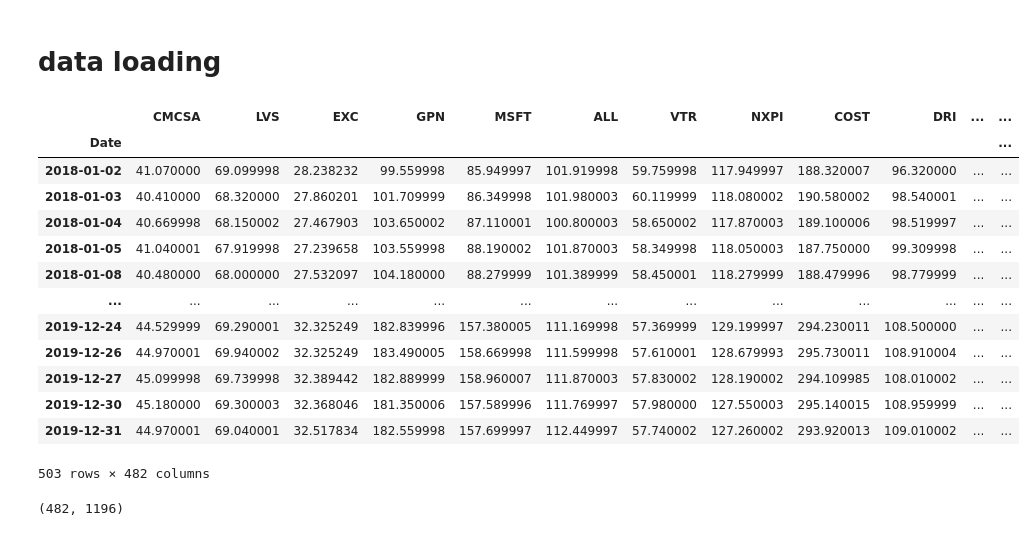
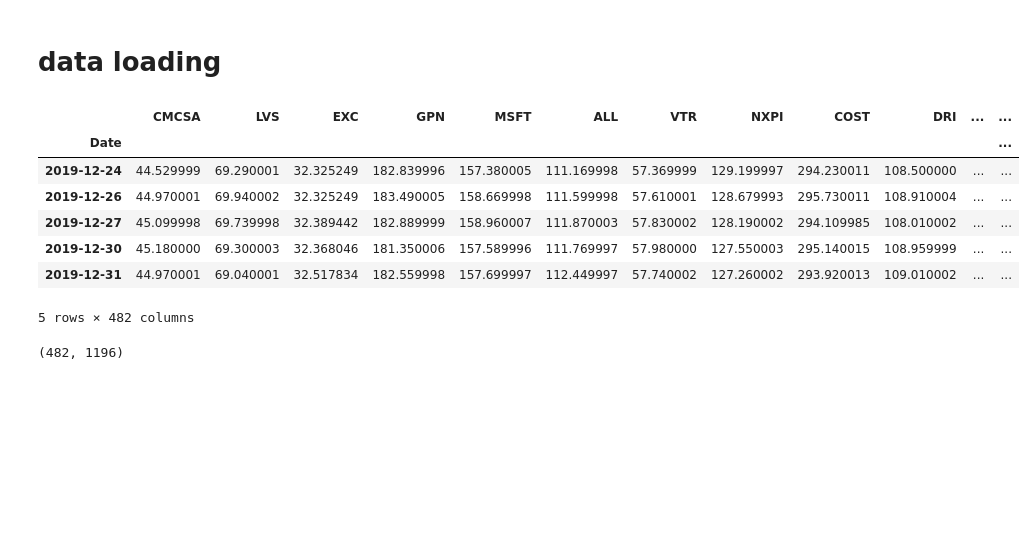
Before and after one commit to petrsokerin/Stock_clustering_3, a Jupyter notebook: Minimum pipeline.ipynb, the cells around one changed output. Cells and saved outputs as stored; diff of their text form; code cells hidden in the pictures; blank space fills up the shorter version.

```diff
--- a/Minimum pipeline.ipynb
+++ b/Minimum pipeline.ipynb
@@ -82,31 +49,24 @@ config
 # %%
 df_original = pd.read_csv(config['ticker_data_close'], index_col=0)
 
 df_na = df_original.isna().sum()
 thresh = 0.05 * len(df_original)
 stocks_to_drop = df_na[df_na > thresh].index.tolist()
 df_original = df_original.drop(stocks_to_drop, axis=1)
 df_original = df_original.dropna(axis=0)
 
-
 df_original.index = pd.to_datetime(df_original.index)
 df_original_train = df_original[(df_original.index < datetime(2020, 1, 1)) ]
-df_original_train
+df_original_train.tail()
 # %% [output]
 |  | CMCSA | LVS | EXC | GPN | MSFT | ALL | VTR | NXPI | COST | DRI | ... | ... |
 | Date |  |  |  |  |  |  |  |  |  |  |  | ... |
-| 2018-01-02 | 41.070000 | 69.099998 | 28.238232 | 99.559998 | 85.949997 | 101.919998 | 59.759998 | 117.949997 | 188.320007 | 96.320000 | ... | ... |
-| 2018-01-03 | 40.410000 | 68.320000 | 27.860201 | 101.709999 | 86.349998 | 101.980003 | 60.119999 | 118.080002 | 190.580002 | 98.540001 | ... | ... |
-| 2018-01-04 | 40.669998 | 68.150002 | 27.467903 | 103.650002 | 87.110001 | 100.800003 | 58.650002 | 117.870003 | 189.100006 | 98.519997 | ... | ... |
-| 2018-01-05 | 41.040001 | 67.919998 | 27.239658 | 103.559998 | 88.190002 | 101.870003 | 58.349998 | 118.050003 | 187.750000 | 99.309998 | ... | ... |
-| 2018-01-08 | 40.480000 | 68.000000 | 27.532097 | 104.180000 | 88.279999 | 101.389999 | 58.450001 | 118.279999 | 188.479996 | 98.779999 | ... | ... |
-| ... | ... | ... | ... | ... | ... | ... | ... | ... | ... | ... | ... | ... |
 | 2019-12-24 | 44.529999 | 69.290001 | 32.325249 | 182.839996 | 157.380005 | 111.169998 | 57.369999 | 129.199997 | 294.230011 | 108.500000 | ... | ... |
 | 2019-12-26 | 44.970001 | 69.940002 | 32.325249 | 183.490005 | 158.669998 | 111.599998 | 57.610001 | 128.679993 | 295.730011 | 108.910004 | ... | ... |
 | 2019-12-27 | 45.099998 | 69.739998 | 32.389442 | 182.889999 | 158.960007 | 111.870003 | 57.830002 | 128.190002 | 294.109985 | 108.010002 | ... | ... |
 | 2019-12-30 | 45.180000 | 69.300003 | 32.368046 | 181.350006 | 157.589996 | 111.769997 | 57.980000 | 127.550003 | 295.140015 | 108.959999 | ... | ... |
 | 2019-12-31 | 44.970001 | 69.040001 | 32.517834 | 182.559998 | 157.699997 | 112.449997 | 57.740002 | 127.260002 | 293.920013 | 109.010002 | ... | ... |
-503 rows × 482 columns
+5 rows × 482 columns
 # %%
 df = pd.read_csv(config['ticker_data_preprocessed'], index_col=0)
 print(df.shape)
```
Also changed, not shown: parts of 18 cells of this notebook, 27 other files.
